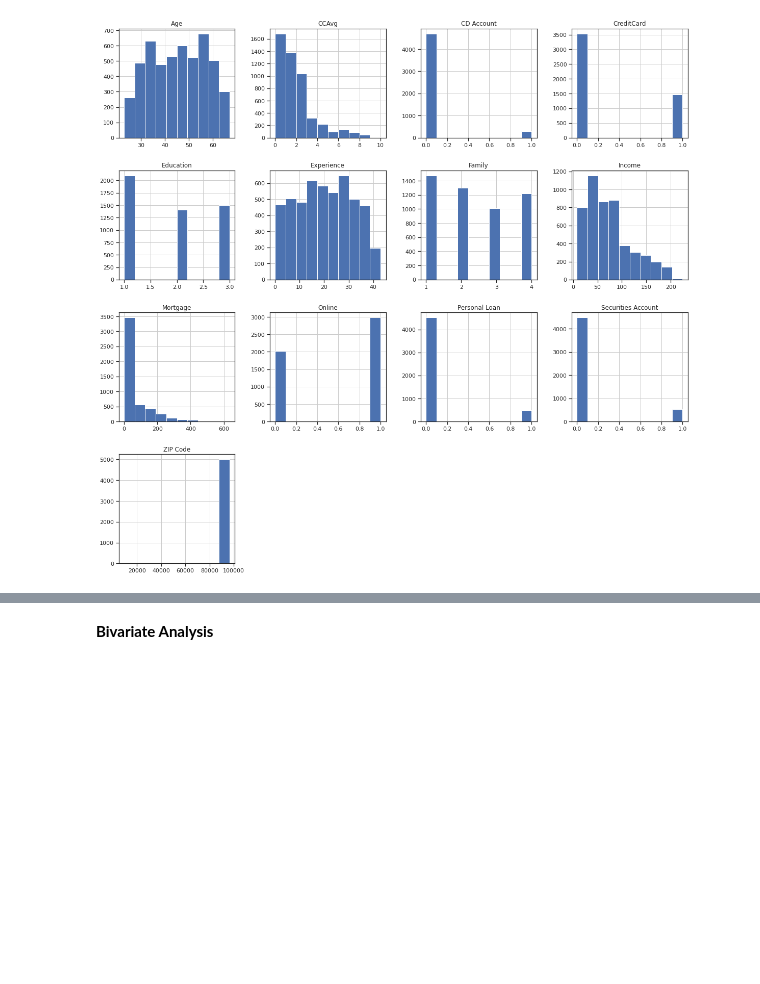
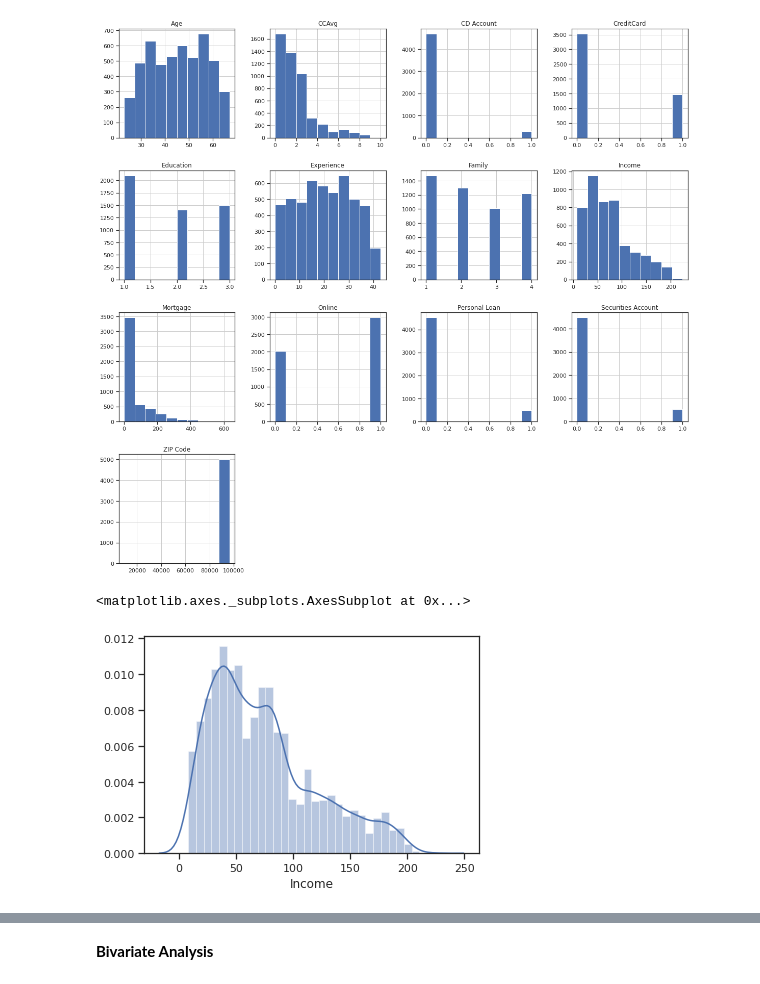
Before and after one commit to abelkmathew/Personal-Bank-loan-Prediction, a Jupyter notebook: ML_PROJECT_INTERNSHIPSTUDIO.ipynb, the cells around one changed output, grey strips where cells are left out. Drawn from its saved outputs; the diff is of its cells as text; code cells hidden in the pictures; blank space fills up the shorter version.

```diff
--- a/ML_PROJECT_INTERNSHIPSTUDIO.ipynb
+++ b/ML_PROJECT_INTERNSHIPSTUDIO.ipynb
@@ -372,3 +373,8 @@ Name: CreditCard, dtype: int64
 df.hist(stacked=False, figsize=(20,50), layout=(10,4));
 # %% [output]
 [figure]
+# %%
+sns.distplot(df['Income'])
+# %% [output]
+<matplotlib.axes._subplots.AxesSubplot at 0x...>
+[figure, added]
```
Also changed, not shown: parts of 130 cells of this notebook.
